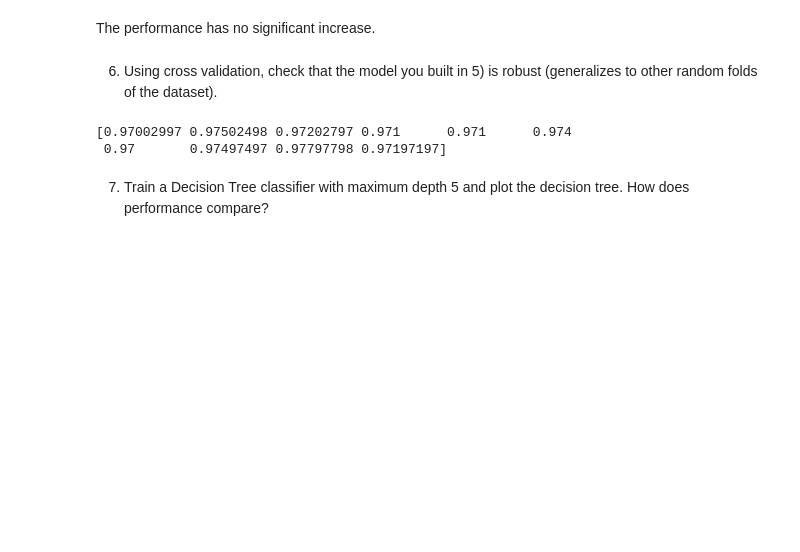
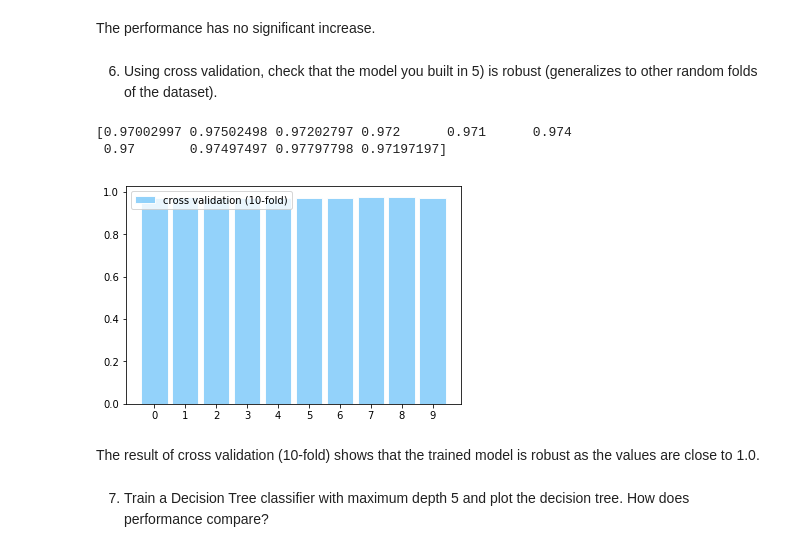
Before and after one commit to Columbia-Intro-Data-Science/python-introduction-DingTang, a Jupyter notebook: Homework 3 - Classification.ipynb, the cells around one changed output. Saved outputs shown, nothing was run; the diff lists cells and outputs as text; code cells hidden in the pictures; blank space fills up the shorter version.

```diff
--- a/Homework 3 - Classification.ipynb
+++ b/Homework 3 - Classification.ipynb
@@ -173,12 +173,22 @@ Text(0.5,1,'ROC fold (AUC = 0.93)')
 The performance has no significant increase.
 # %% [markdown]
 6) Using cross validation, check that the model you built in 5) is robust (generalizes to other random folds of the dataset).
-# %%
-lcr = cross_val_score(lreg, X, y, cv=10)
-print(lcr)
-# %% [output]
-[0.97002997 0.97502498 0.97202797 0.971      0.971      0.974
- 0.97       0.97497497 0.97797798 0.97197197]
+# %%
+lcr = cross_val_score(lreg, X, y, cv=10)
+print(lcr)
+
+xr = np.arange(10)+1
+name_list = range(10)
+fig = plt.figure()
+plt.bar(xr, lcr, tick_label=name_list, alpha=0.9, width = 0.85, facecolor = 'lightskyblue', label='cross validation (10-fold)', edgecolor = 'white', lw=1)
+plt.legend(loc="upper left")
+plt.show()
+# %% [output]
+[0.97002997 0.97502498 0.97202797 0.972      0.971      0.974
+ 0.97       0.97497497 0.97797798 0.97197197]
+[figure, added]
+# %% [markdown]
+The result of cross validation (10-fold) shows that the trained model is robust as the values are close to 1.0.
 # %% [markdown]
 7) Train a Decision Tree classifier with maximum depth 5 and plot the decision tree. How does performance compare?
 # %%
```
Also changed, not shown: parts of 1 cell of this notebook.
